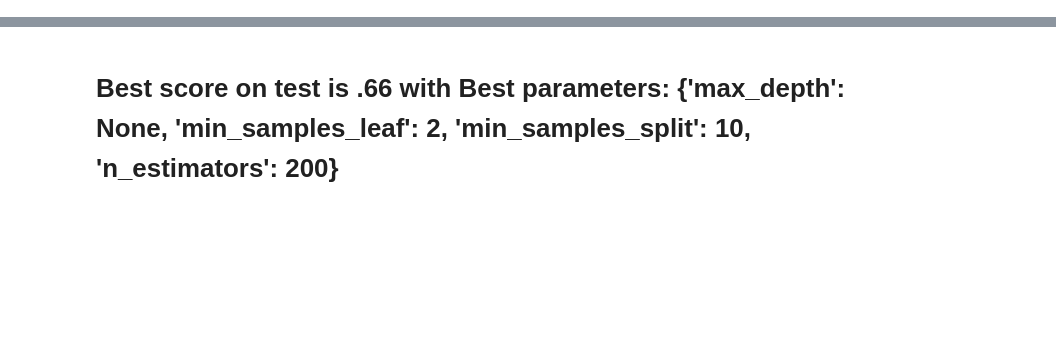
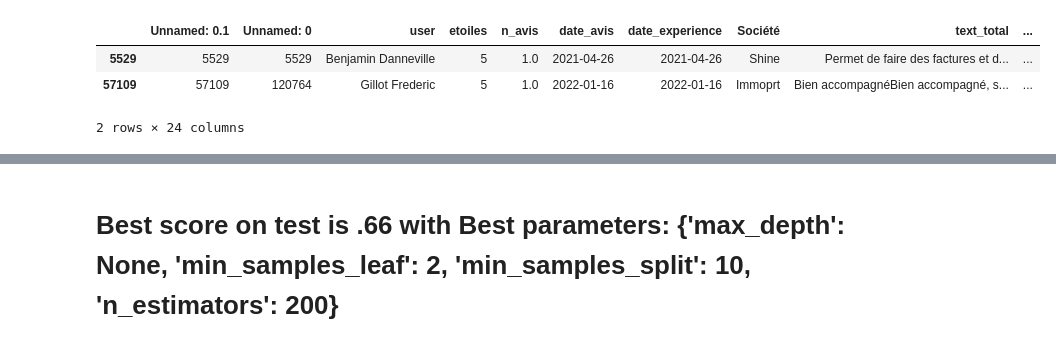
Before and after one commit to LeWaHe/SentiBank, a Jupyter notebook: notebooks/8_B_prediction_RF.ipynb, the cells around one changed output, grey strips where cells are left out. Drawn from its saved outputs; the diff is of its cells as text; code cells hidden in the pictures; blank space fills up the shorter version.

```diff
--- a/notebooks/8_B_prediction_RF.ipynb
+++ b/notebooks/8_B_prediction_RF.ipynb
@@ -1,12 +1,30 @@
 # %%
 import pandas as pd
 from sklearn.model_selection import train_test_split
 from sklearn.feature_extraction.text import TfidfVectorizer
 from sklearn.ensemble import RandomForestClassifier
 from sklearn.metrics import classification_report, accuracy_score, confusion_matrix
+from sklearn.model_selection import GridSearchCV
 import numpy as np
 import matplotlib.pyplot as plt
 import seaborn as sns
+import time
 
 # Load the dataset
-df = pd.read_csv("../data/avis/general_df_clean_sent_15k.csv")
+train = pd.read_csv("../data/avis/train_noYC_lemma_sent_equil.csv", index_col=0)
+y_train = train.etoiles
+X_train = train.drop("etoiles", axis = 1)
+X_train = X_train[['n_avis','sentiment_norm','longueur_texte']]
+extra_features = X_train.columns.values
+
+test = pd.read_csv('../data/avis/test_noYC_lemma_sent_equil.csv')
+y_test = test['etoiles']
+X_test = test.drop("etoiles", axis =1)
+X_test = X_test[['n_avis','sentiment_norm','longueur_texte']]
+
+train.head(2)
+# %% [output]
+|  | Unnamed: 0.1 | Unnamed: 0 | user | etoiles | n_avis | date_avis | date_experience | Société | text_total | ... |
+| 5529 | 5529 | 5529 | Benjamin Danneville | 5 | 1.0 | 2021-04-26 | 2021-04-26 | Shine | Permet de faire des factures et d... | ... |
+| 57109 | 57109 | 120764 | Gillot Frederic | 5 | 1.0 | 2022-01-16 | 2022-01-16 | Immoprt | Bien accompagnéBien accompagné, s... | ... |
+2 rows × 24 columns
```
Also changed, not shown: parts of 14 cells of this notebook, 3 other files.
